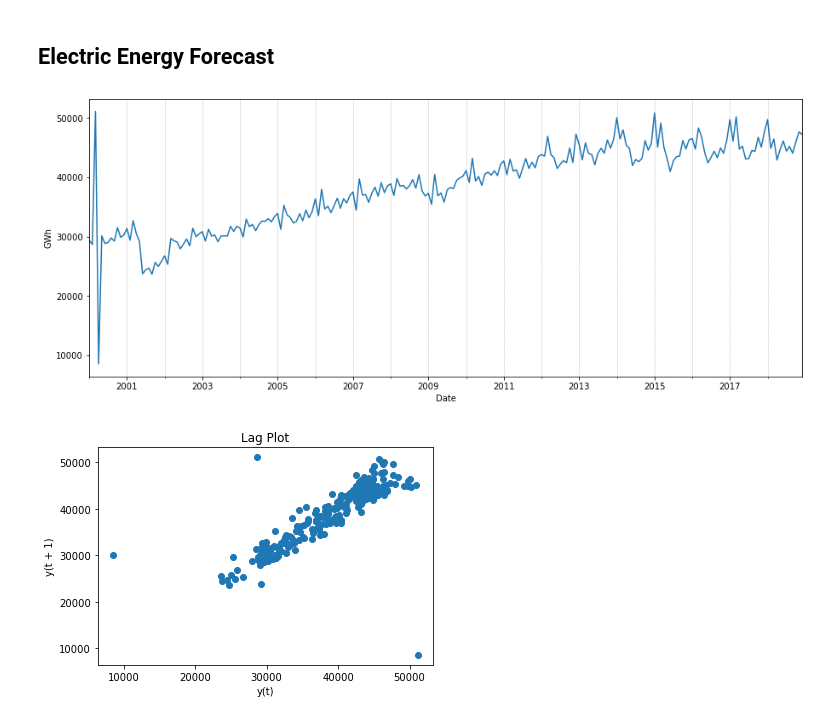
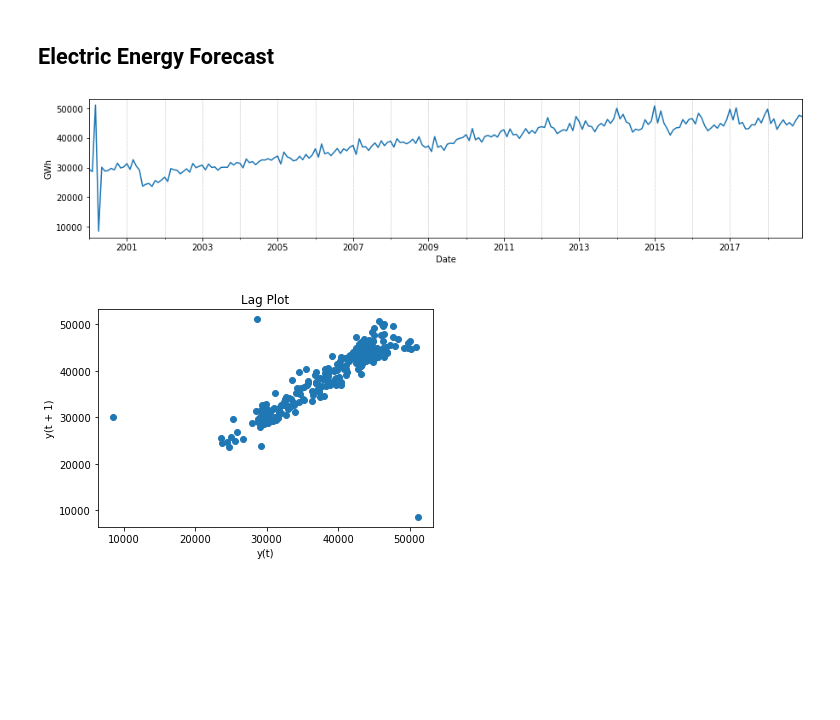
Before and after one commit to lauramsfernandes/BrazilianGasMarket, a Jupyter notebook: naturalGas_Forecast.ipynb, the cells around one changed output. Cells and saved outputs as stored; diff of their text form; code cells hidden in the pictures; blank space fills up the shorter version.

```diff
--- a/naturalGas_Forecast.ipynb
+++ b/naturalGas_Forecast.ipynb
@@ -9,25 +11,14 @@ import seaborn as sns
 %run naturalGas_Wrangling.ipynb
 # %% [markdown]
 ## Electric Energy Forecast
-# %%
-ts_energy = energy_source.df.sum(axis=1).to_frame('GWh')
-
-# Creating datetime index
-dt = pd.date_range('1/1/2000', periods=228, freq='M')
-
-# Inserting and Changing ts_energy index
-ts_energy.insert(0,'Date',dt)
-ts_energy.reset_index(inplace=True)
-ts_energy.index = ts_energy['Date']
-ts_energy.drop(['Year','Month','Date'], axis=1, inplace=True)
 # %%
-ts_energy.plot(figsize=(15,6))
+ts_energy.plot(figsize=(15,3))
 plt.legend().remove()
 plt.ylabel('GWh')
 for year in range(2000,2019):
     plt.axvline(pd.to_datetime(str(year)+'-01-01'), color='k', linestyle='--', alpha=0.3, lw=0.5)
 # %% [output]
-[figure, old version]
+[figure, new version]
 # %%
 # Plotting the electry energy production data (t) on the x-axis against the electry energy production on the previous month (t-1) on y-axis
 
```
Also changed, not shown: parts of 16 cells of this notebook, 1 other file.
